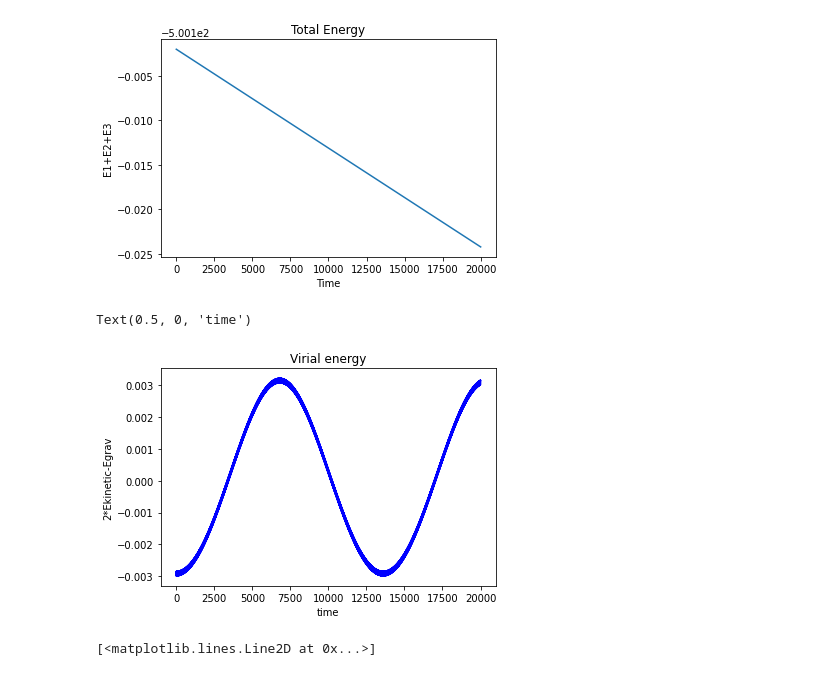
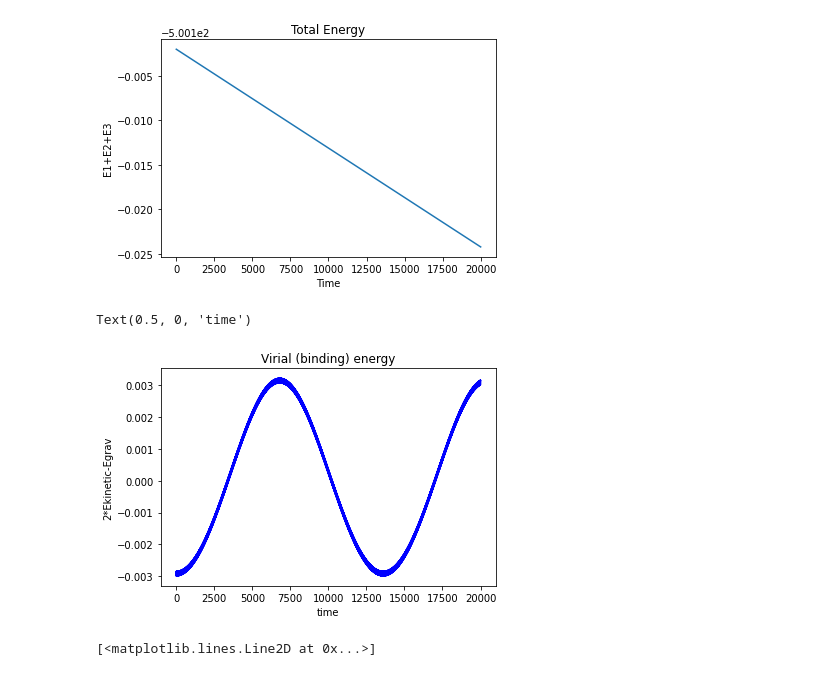
Before and after one commit to sdorsher/ThreeBodyOrbits, a Jupyter notebook: TwoStarsOnePlanet_convergenceTest.ipynb, the cells around one changed output. Drawn from its saved outputs; the diff is of its cells as text; code cells hidden in the pictures.

```diff
--- a/TwoStarsOnePlanet_convergenceTest.ipynb
+++ b/TwoStarsOnePlanet_convergenceTest.ipynb
@@ -850,12 +850,12 @@ Text(0, 0.5, 'E1+E2+E3')
 [figure]
 # %%
 plt.plot(nptimes,Egrav+2*Ekinetic,'b')
-plt.title('Virial energy')
+plt.title('Virial (binding) energy')
 plt.ylabel('2*Ekinetic-Egrav')
 plt.xlabel('time')
 # %% [output]
 Text(0.5, 0, 'time')
-[figure, old version]
+[figure, new version]
 # %%
 plt.plot(Eplanetgexact+Eplanetk)
 # %% [output]
```
Also changed, not shown: parts of 8 cells of this notebook.
